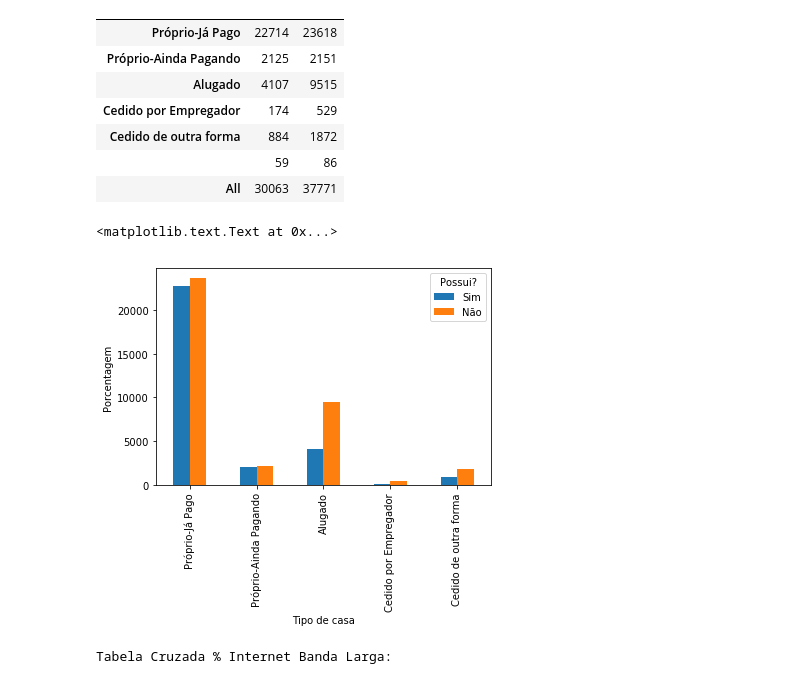
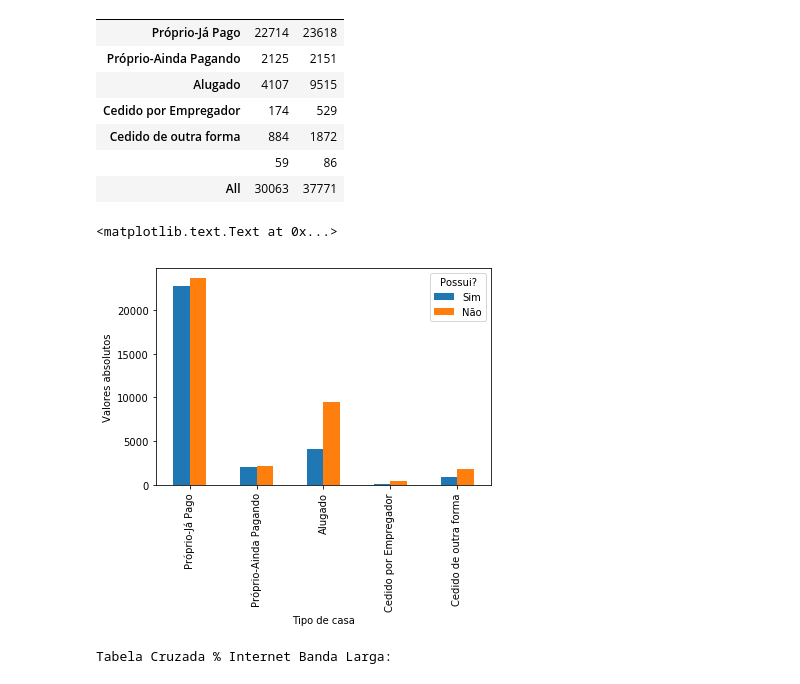
Before and after one commit to HeMatita/Science-of-the-dados-, a Jupyter notebook: Projeto1 Layout.ipynb, the cells around one changed output. Drawn from its saved outputs; the diff is of its cells as text; code cells hidden in the pictures.

```diff
--- a/Projeto1 Layout.ipynb
+++ b/Projeto1 Layout.ipynb
@@ -87,10 +79,10 @@ Tabela Cruzada % Telefone Fixo:
 | All | 30063 | 37771 |
 # %%
 plot = ct.iloc[0:5,].plot(kind='bar')
-plt.ylabel('Porcentagem')
+plt.ylabel('Valores absolutos')
 # %% [output]
 <matplotlib.text.Text at 0x...>
-[figure, old version]
+[figure, new version]
 # %%
 print('Tabela Cruzada % Internet Banda Larga:')
 ct1=pd.crosstab(df2.V0207,df2.V02426,margins=True,rownames=['Tipo de casa'], colnames=['Possui internet banda larga?'])
```
Also changed, not shown: parts of 6 cells of this notebook.
